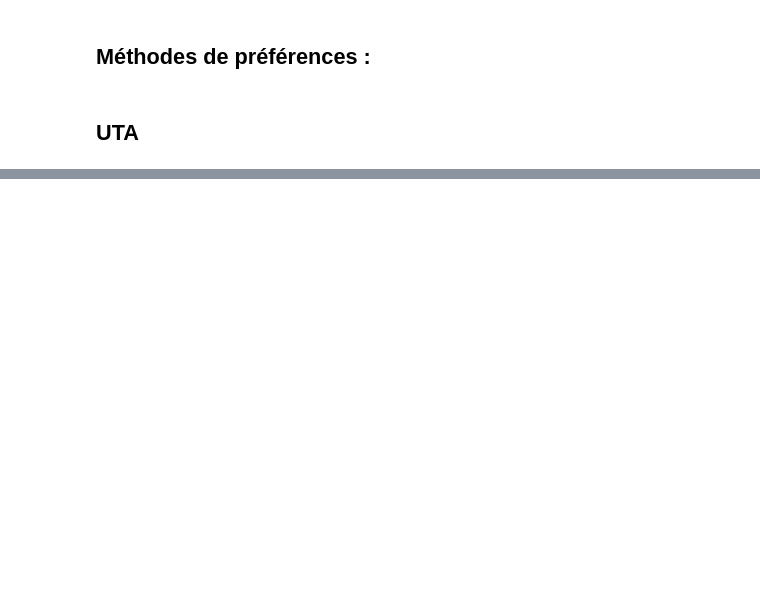
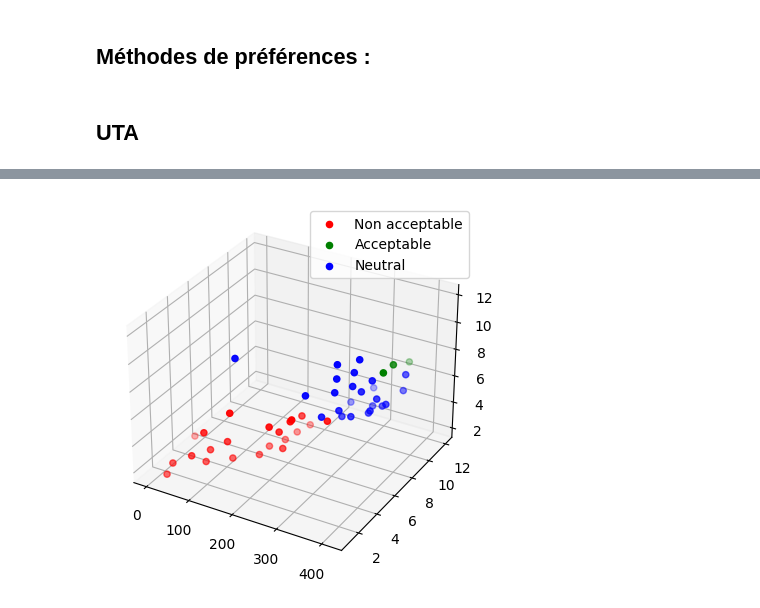
Before and after one commit to noblotni/workforce_scheduling, a Jupyter notebook: example/demo._workforce_scheduling.ipynb, the cells around one changed output, grey strips where cells are left out. Cells and saved outputs as stored; diff of their text form; code cells hidden in the pictures; blank space fills up the shorter version.

Commit message:
[Xtreme Ranking] Finalize demo + fix run_kbest

```diff
--- a/example/demo._workforce_scheduling.ipynb
+++ b/example/demo._workforce_scheduling.ipynb
@@ -136,0 +143,17 @@ plot_schedule(medium_schedule)
+# %%
+# On affiche en 3D la répartition des classes :
+CATEGORY_MAPPING = {
+    "refused": "Non acceptable",
+    "unknown": "Neutral",
+    "validated": "Acceptable"
+}
+
+medium_instance_pareto_path = Path("./solved_example/medium_instance/medium_instance_pareto.csv")
+preorder_medium_instance_path = Path("./solved_example/medium_instance/preorder_medium_instance.csv")
+# %%
+result = run_kbest(
+    medium_instance_pareto_path,
+    preorder_medium_instance_path,
+    accepted_worse_rank=10,
+    refused_best_rank=20
+)
@@ -136,0 +178,11 @@ plot_schedule(medium_schedule)
+# %%
+CATEGORY_MAPPING = {
+    "refused": "Non acceptable",
+    "unknown": "Neutral",
+    "validated": "Acceptable"
+}
+result["class"] = result.category.apply(lambda x: CATEGORY_MAPPING[x])
+# %%
+plot_classification(result.drop(["category", "path"], axis=1))
+# %% [output]
+[figure, added]
```
Also changed, not shown: parts of 16 cells of this notebook, 1 other file.
